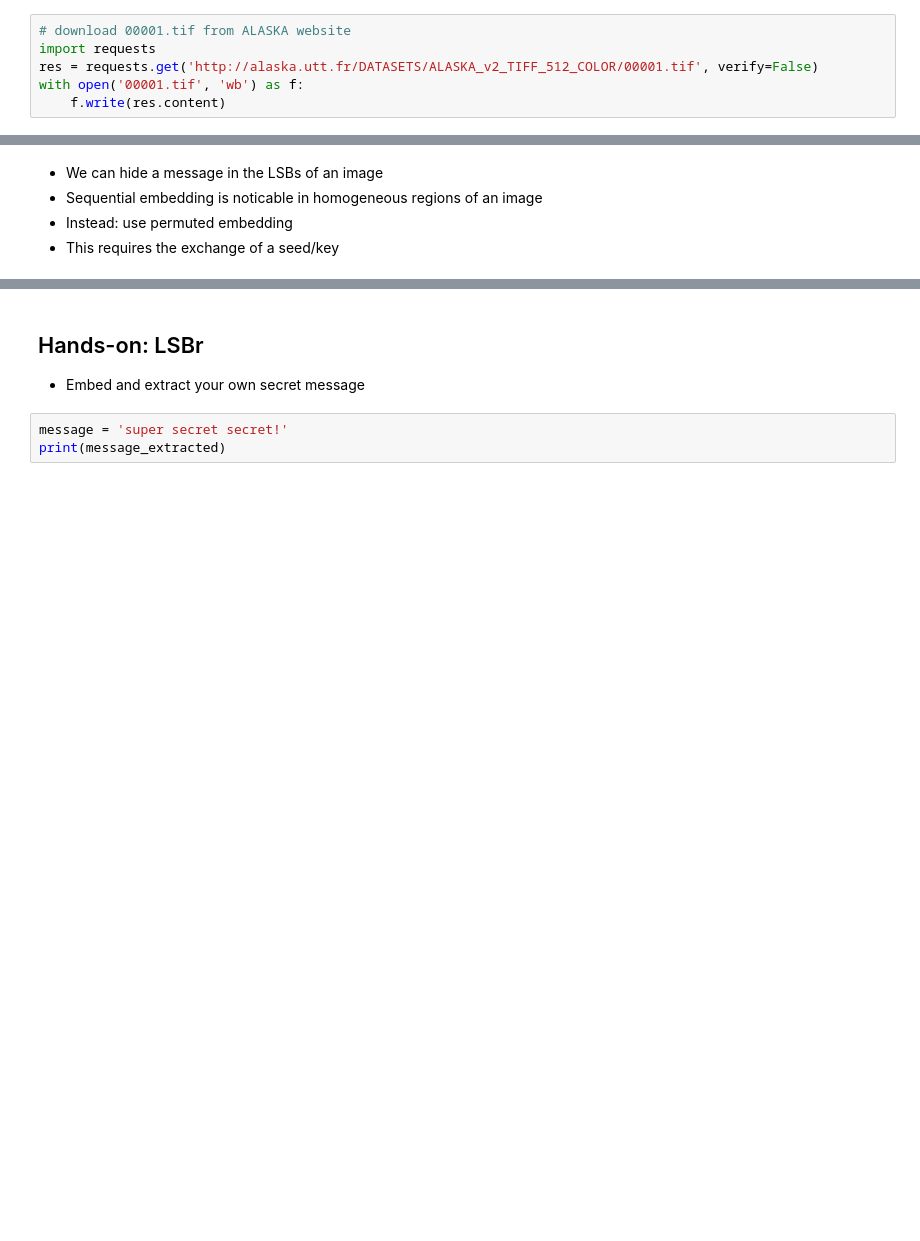
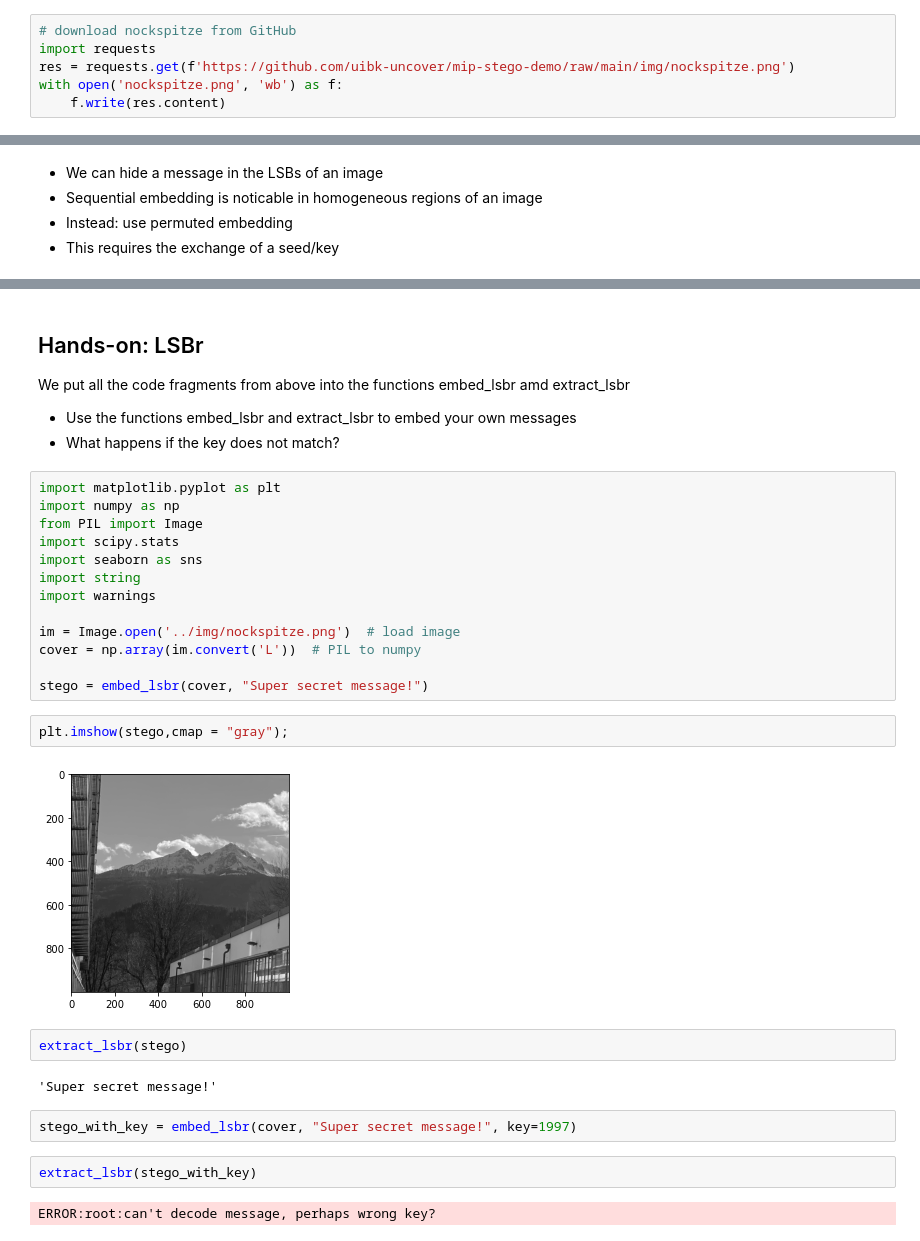
Before and after one commit to uibk-uncover/mip-stego-demo, a Jupyter notebook: notebooks/2_lsbr_full.ipynb, the cells around one changed output, grey strips where cells are left out. Cells and saved outputs as stored; diff of their text form; blank space fills up the shorter version.

```diff
--- a/notebooks/2_lsbr_full.ipynb
+++ b/notebooks/2_lsbr_full.ipynb
@@ -24,10 +24,10 @@ Today, our cover object is a digital image
 # %% [markdown]
 For this notebook, we will use a sample image `00001.tif` from ALASKA database. Run following code chunk to download it.
 # %%
-# download 00001.tif from ALASKA website
+# download nockspitze from GitHub
 import requests
-res = requests.get('http://alaska.utt.fr/DATASETS/ALASKA_v2_TIFF_512_COLOR/00001.tif', verify=False)
-with open('00001.tif', 'wb') as f:
+res = requests.get(f'https://github.com/uibk-uncover/mip-stego-demo/raw/main/img/nockspitze.png')
+with open('nockspitze.png', 'wb') as f:
     f.write(res.content)
 # %%
 import matplotlib.pyplot as plt
@@ -349,7 +370,33 @@ True
 # %% [markdown]
 ## Hands-on: LSBr
 
-- Embed and extract your own secret message
+We put all the code fragments from above into the functions embed_lsbr amd extract_lsbr
+- Use the functions embed_lsbr and extract_lsbr to embed your own messages
+- What happens if the key does not match?
-# %%
-message = 'super secret secret!'
-print(message_extracted)
+# %%
+import matplotlib.pyplot as plt
+import numpy as np
+from PIL import Image
+import scipy.stats
+import seaborn as sns
+import string
+import warnings
+
+im = Image.open('../img/nockspitze.png')  # load image
+cover = np.array(im.convert('L'))  # PIL to numpy
+
+stego = embed_lsbr(cover, "Super secret message!")
+# %%
+plt.imshow(stego,cmap = "gray");
+# %% [output]
+[figure, added]
+# %%
+extract_lsbr(stego)
+# %% [output]
+'Super secret message!'
+# %%
+stego_with_key = embed_lsbr(cover, "Super secret message!", key=1997)
+# %%
+extract_lsbr(stego_with_key)
+# %% [output]
+ERROR:root:can't decode message, perhaps wrong key?
```
Also changed, not shown: parts of 13 cells of this notebook, 7 other files.
